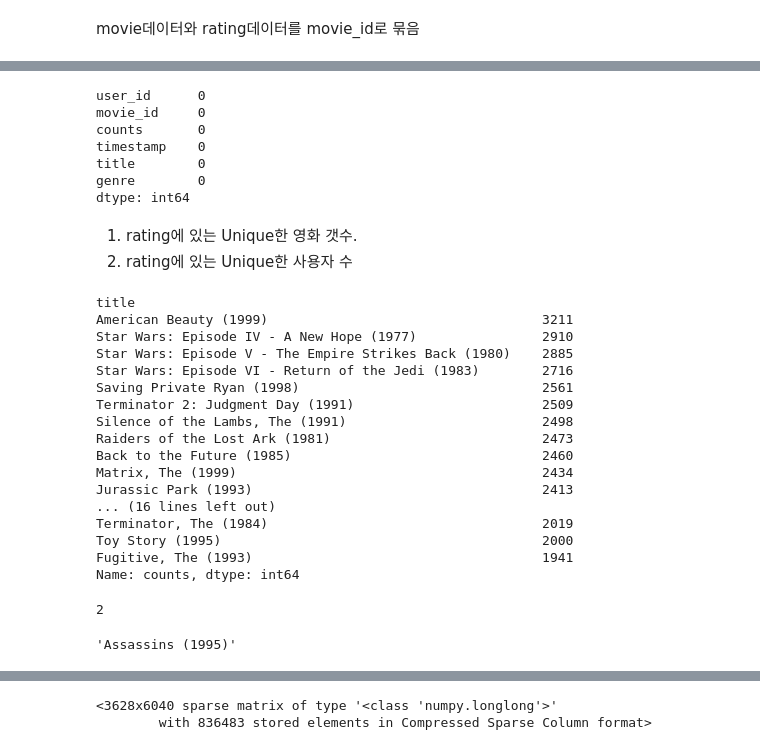
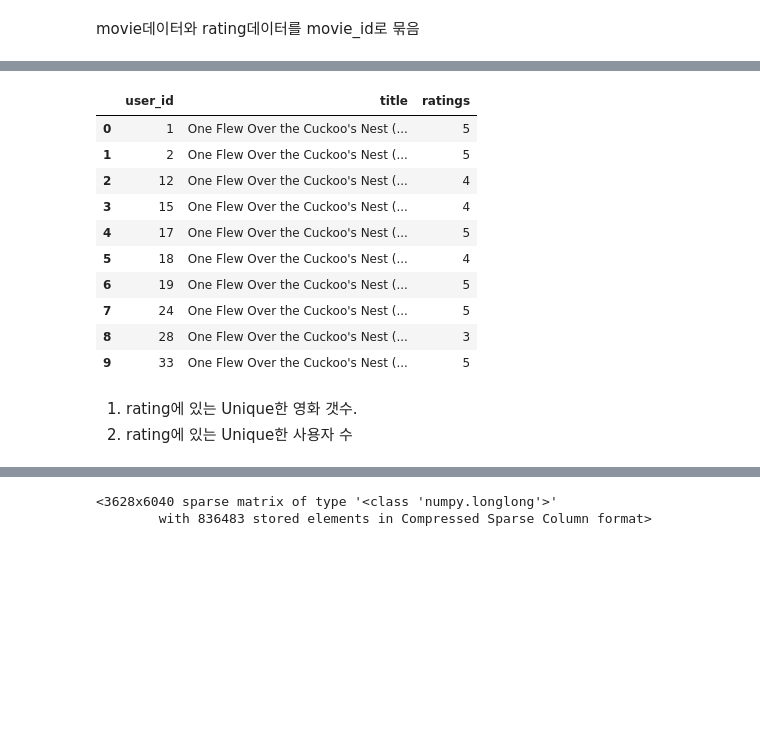
Before and after one commit to lsh231/Exploration_GN4, a Jupyter notebook: [E15]/E15.ipynb, the cells around one changed output, grey strips where cells are left out. Drawn from its saved outputs; the diff is of its cells as text; code cells hidden in the pictures; blank space fills up the shorter version.

```diff
--- a/[E15]/E15.ipynb
+++ b/[E15]/E15.ipynb
@@ -86,13 +79,20 @@ movie_ratings.head(10)
 | 7 | 24 | 1193 | 5 | 978136709 | One Flew Over the Cuckoo's Nest (... | Drama |
 | 8 | 28 | 1193 | 3 | 978125194 | One Flew Over the Cuckoo's Nest (... | Drama |
 | 9 | 33 | 1193 | 5 | 978557765 | One Flew Over the Cuckoo's Nest (... | Drama |
-# %%
-movie_ratings.isnull().sum()
-# %% [output]
-user_id      0
-movie_id     0
-counts       0
-timestamp    0
-title        0
-genre        0
-dtype: int64
+# %%
+# 사용하는 컬럼만 남겨줍니다.
+using_cols = [ 'user_id','title', 'ratings']
+data = data[using_cols]
+data.head(10)
+# %% [output]
+|  | user_id | title | ratings |
+| 0 | 1 | One Flew Over the Cuckoo's Nest (... | 5 |
+| 1 | 2 | One Flew Over the Cuckoo's Nest (... | 5 |
+| 2 | 12 | One Flew Over the Cuckoo's Nest (... | 4 |
+| 3 | 15 | One Flew Over the Cuckoo's Nest (... | 4 |
+| 4 | 17 | One Flew Over the Cuckoo's Nest (... | 5 |
+| 5 | 18 | One Flew Over the Cuckoo's Nest (... | 4 |
+| 6 | 19 | One Flew Over the Cuckoo's Nest (... | 5 |
+| 7 | 24 | One Flew Over the Cuckoo's Nest (... | 5 |
+| 8 | 28 | One Flew Over the Cuckoo's Nest (... | 3 |
+| 9 | 33 | One Flew Over the Cuckoo's Nest (... | 5 |
@@ -99,52 +101,3 @@ dtype: int64
 # %% [markdown]
 1. rating에 있는 Unique한 영화 갯수.
 2. rating에 있는 Unique한 사용자 수
-# %%
-# 평점 3,4,5 모두 인기있는 경우라고 정한다.
-# 3,4,5점을 한번 받으면 1 count로 정하고, 각 영화에 대한 총 count수를 로 정렬한다.
-movies_count = movie_ratings.groupby('title')['counts'].count()
-
-movies_count.sort_values(ascending=False).head(30)
-# %% [output]
-title
-American Beauty (1999)                                   3211
-Star Wars: Episode IV - A New Hope (1977)                2910
-Star Wars: Episode V - The Empire Strikes Back (1980)    2885
-Star Wars: Episode VI - Return of the Jedi (1983)        2716
-Saving Private Ryan (1998)                               2561
-Terminator 2: Judgment Day (1991)                        2509
-Silence of the Lambs, The (1991)                         2498
-Raiders of the Lost Ark (1981)                           2473
-Back to the Future (1985)                                2460
-Matrix, The (1999)                                       2434
-Jurassic Park (1993)                                     2413
-... (16 lines left out)
-Terminator, The (1984)                                   2019
-Toy Story (1995)                                         2000
-Fugitive, The (1993)                                     1941
-Name: counts, dtype: int64
-# %%
-# [title] input -> [movie_id] output
-def title_in_id_out(title):
-  a=movie_ratings[movie_ratings['title'].isin([title])] # title칼럼중 인자로 들어온 title과 같은 행렬 추출
-  try:
-    mv_id=a.iloc[0,1] #추출된 행렬중 0번째 행의 1번째칼럼[movie_id] 값 가져온다.
-  except:
-    mv_id =0
-
-  return mv_id
-#title이 'Jumanji (1995)'인 movie_id 출력
-title_in_id_out('Jumanji (1995)')
-# %% [output]
-2
-# %%
-# [movie_id] output -> [title] input
-def id_in_title_out(movie_id):
-    a=movie_ratings[movie_ratings['movie_id'].isin([movie_id])] # movie_id칼럼중 인자에 들어온 영화id와 같은 행렬 추출
-    title=a.iloc[0,4] #추출된 행렬중 0번째 행의 4번째칼럼[title] 값 가져온다.
-    return title
-
-#moive_id가 23인 title값 출력
-id_in_title_out(23)
-# %% [output]
-'Assassins (1995)'
```
Also changed, not shown: parts of 57 cells of this notebook.
